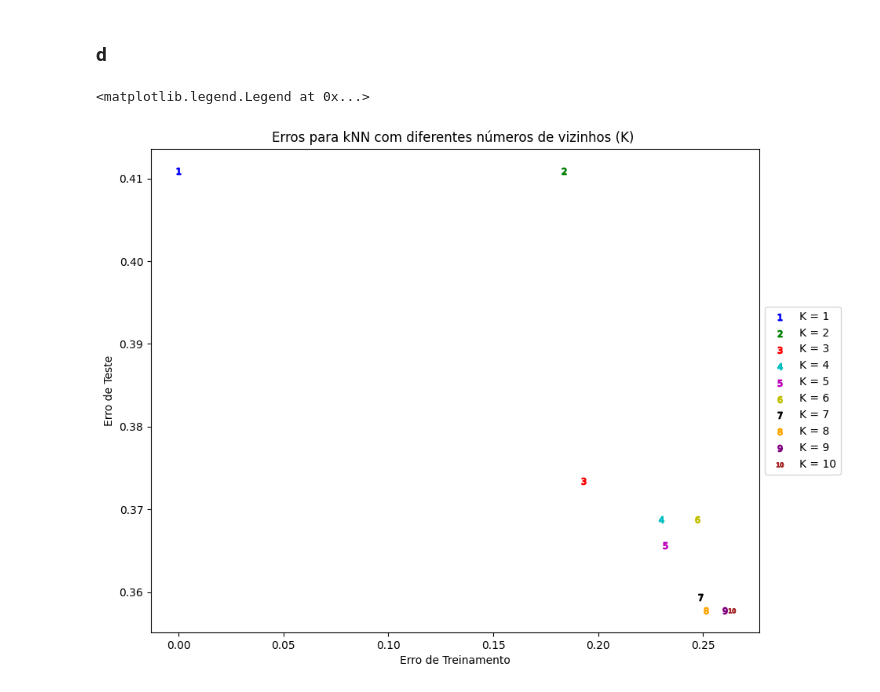
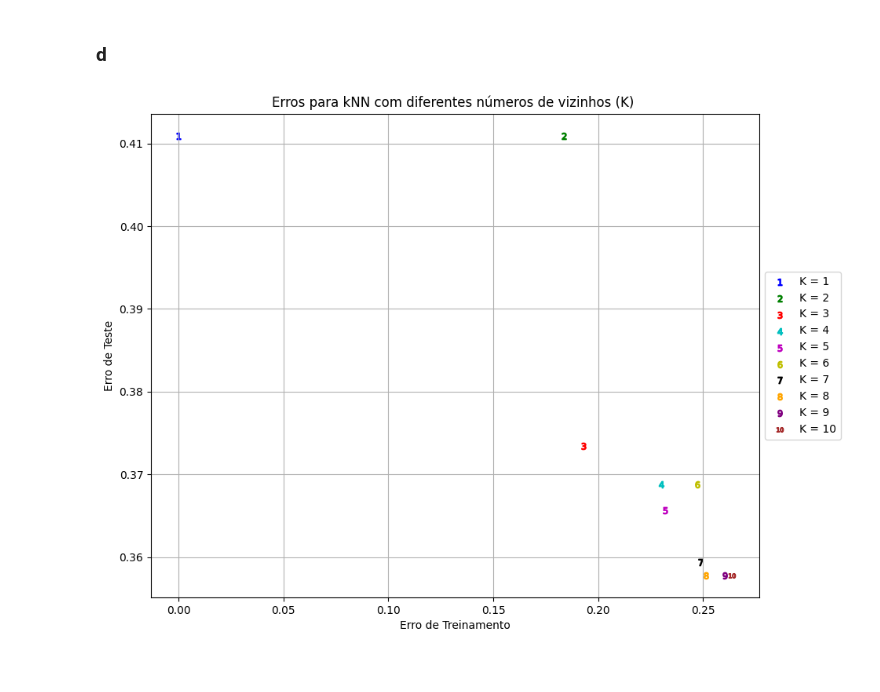
Before and after one commit to pedrobahia7/list01_ml_impa, a Jupyter notebook: notebooks/list01_q4.ipynb, the cells around one changed output. Cells and saved outputs as stored; diff of their text form; code cells hidden in the pictures.

```diff
--- a/notebooks/list01_q4.ipynb
+++ b/notebooks/list01_q4.ipynb
@@ -236,23 +237,24 @@ plt.legend(loc='center left', bbox_to_anchor=(1, 0.5))
 # %%
 # use numbers as markers for kNN from 1 to 10
 plot_colors = ['b', 'g', 'r', 'c', 'm', 'y', 'k', 'orange', 'purple', 'brown', 'pink']
 
 plt.figure(figsize=(10,8))
 for k in range(1,11):
     model = kNN(n_neighbors=k)
     model.fit(X_train,y_train.values.ravel())
     in_sample_predictions_k = model.predict(X_train)
     test_predictions_k = model.predict(X_test)
     train_error = np.mean(in_sample_predictions_k != y_train.values.ravel())
     test_error = np.mean(test_predictions_k != y_test.values.ravel())
     plt.scatter(train_error, test_error, label= f'K = {k}', color=plot_colors[k-1], marker=f'${k}$')
 
 
 plt.title(f'Erros para kNN com diferentes números de vizinhos (K) ')
 plt.xlabel('Erro de Treinamento')
 plt.ylabel('Erro de Teste')
 #move legend outside the plot
 plt.legend(loc='center left', bbox_to_anchor=(1, 0.5))
+plt.grid()
+plt.show()
 # %% [output]
-<matplotlib.legend.Legend at 0x...>
-[figure, old version]
+[figure, new version]
```
Also changed, not shown: parts of 1 cell of this notebook, 1 other file.
